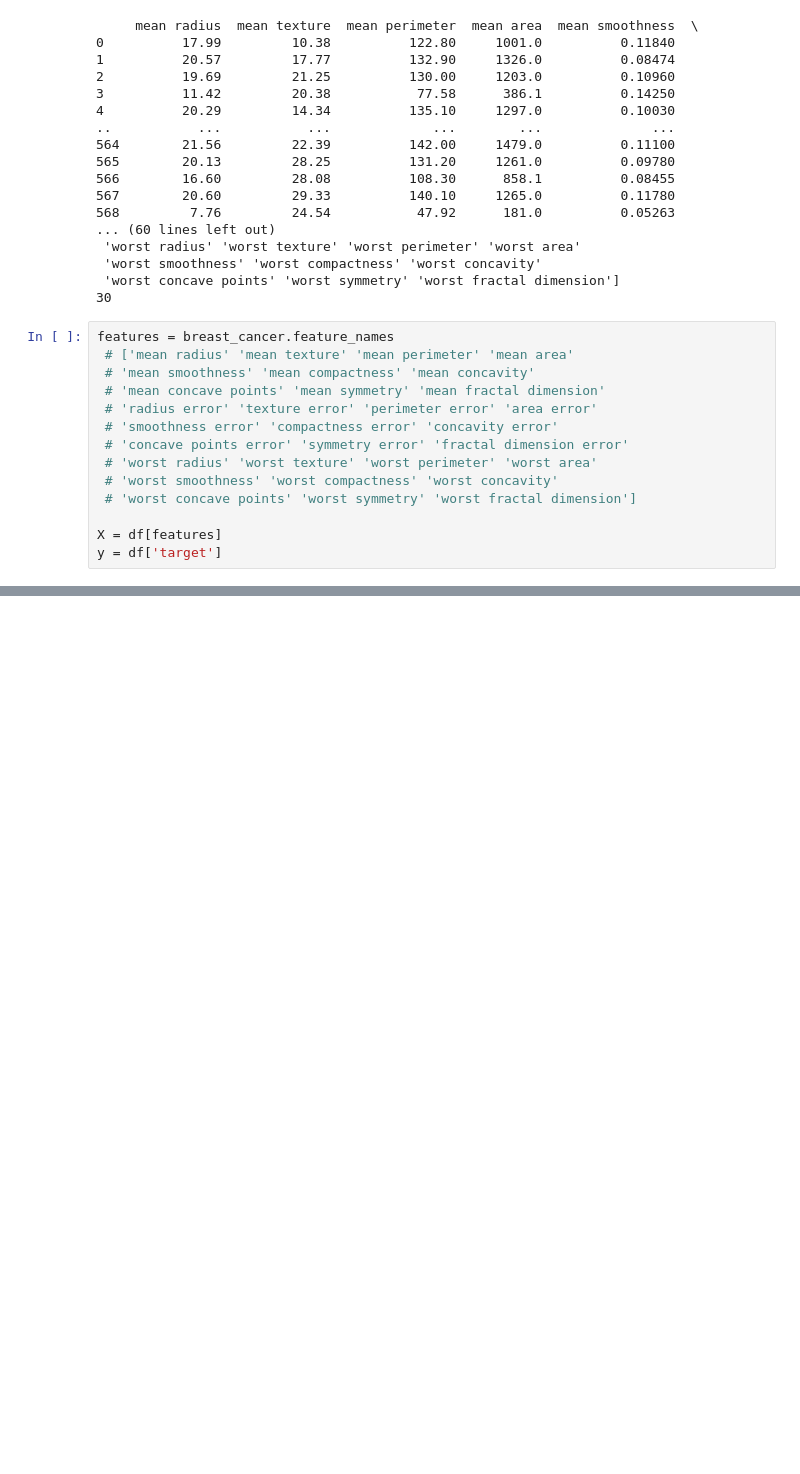
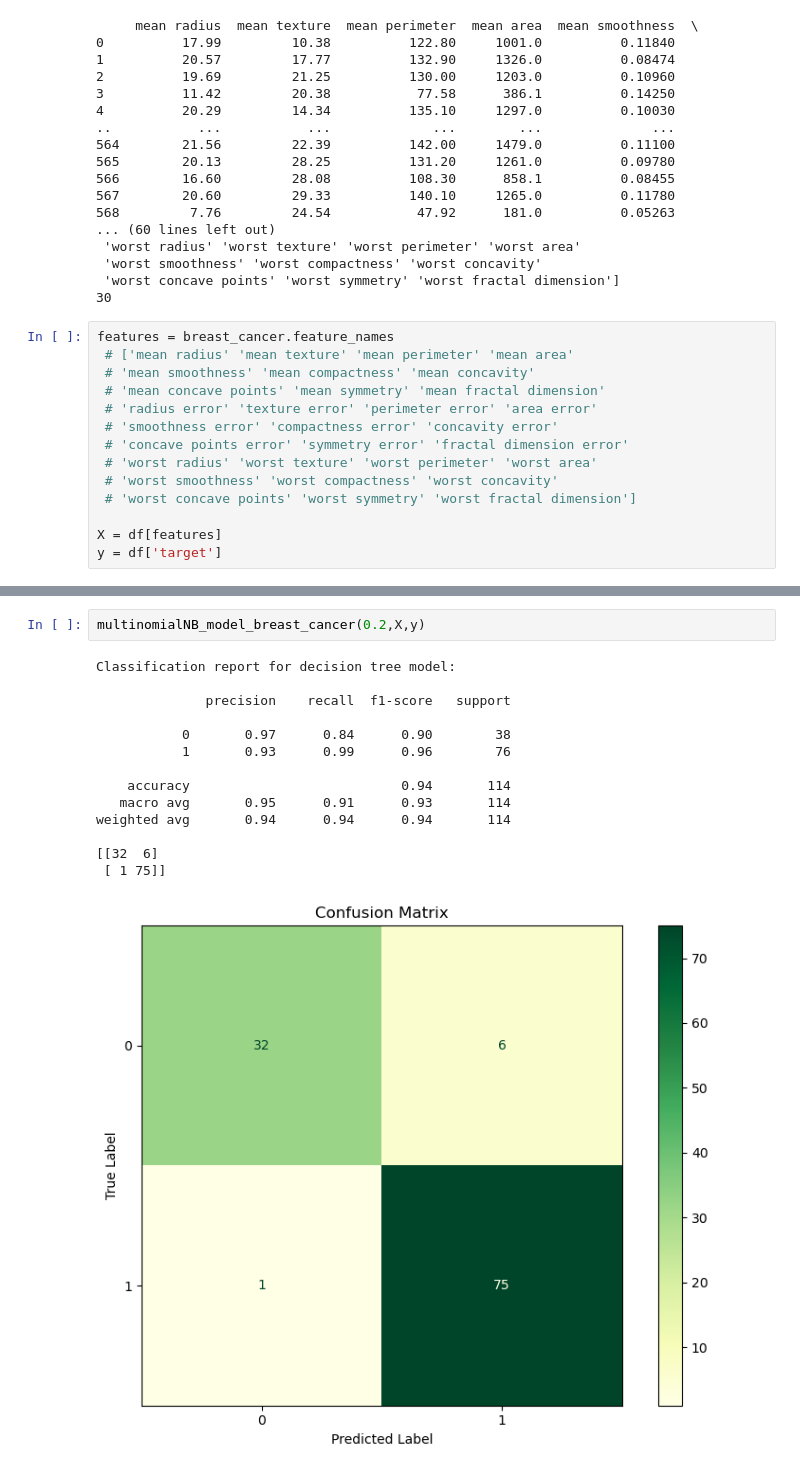
Before and after one commit to ayanokoji024/friendly-potato, a Jupyter notebook: Breast_Cancer_Dataset_ML_Lab_Assignment_1_020.ipynb, the cells around one changed output, grey strips where cells are left out. Cells and saved outputs as stored; diff of their text form; blank space fills up the shorter version.

```diff
--- a/Breast_Cancer_Dataset_ML_Lab_Assignment_1_020.ipynb
+++ b/Breast_Cancer_Dataset_ML_Lab_Assignment_1_020.ipynb
@@ -95,0 +212,17 @@ Confusion Matrix:
+# %%
+multinomialNB_model_breast_cancer(0.2,X,y)
+# %% [output]
+Classification report for decision tree model:
+
+              precision    recall  f1-score   support
+
+           0       0.97      0.84      0.90        38
+           1       0.93      0.99      0.96        76
+
+    accuracy                           0.94       114
+   macro avg       0.95      0.91      0.93       114
+weighted avg       0.94      0.94      0.94       114
+
+[[32  6]
+ [ 1 75]]
+[figure, added]
```
Also changed, not shown: parts of 7 cells of this notebook, 2 other files.
